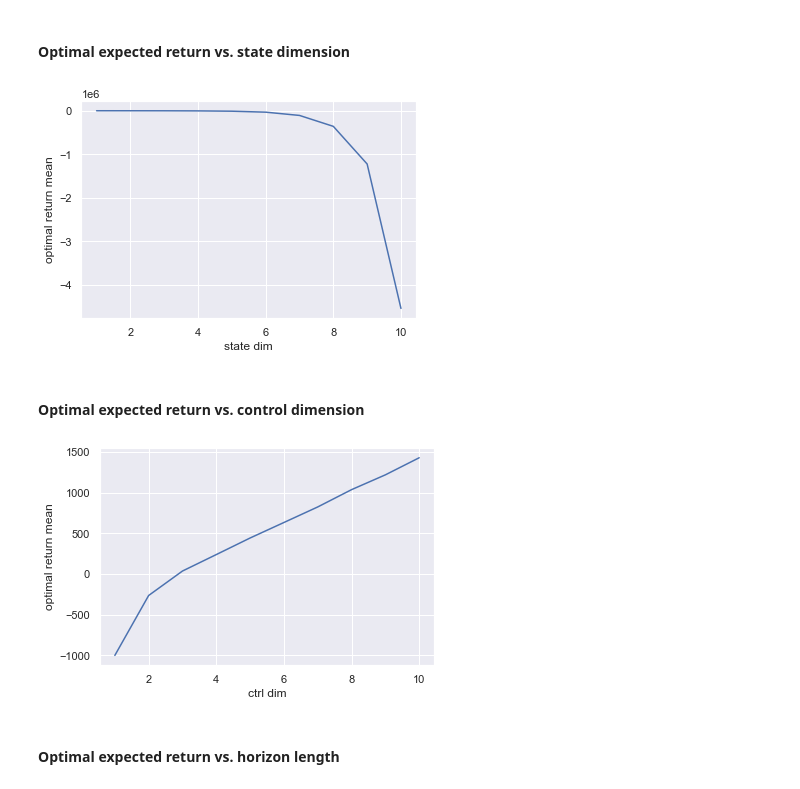
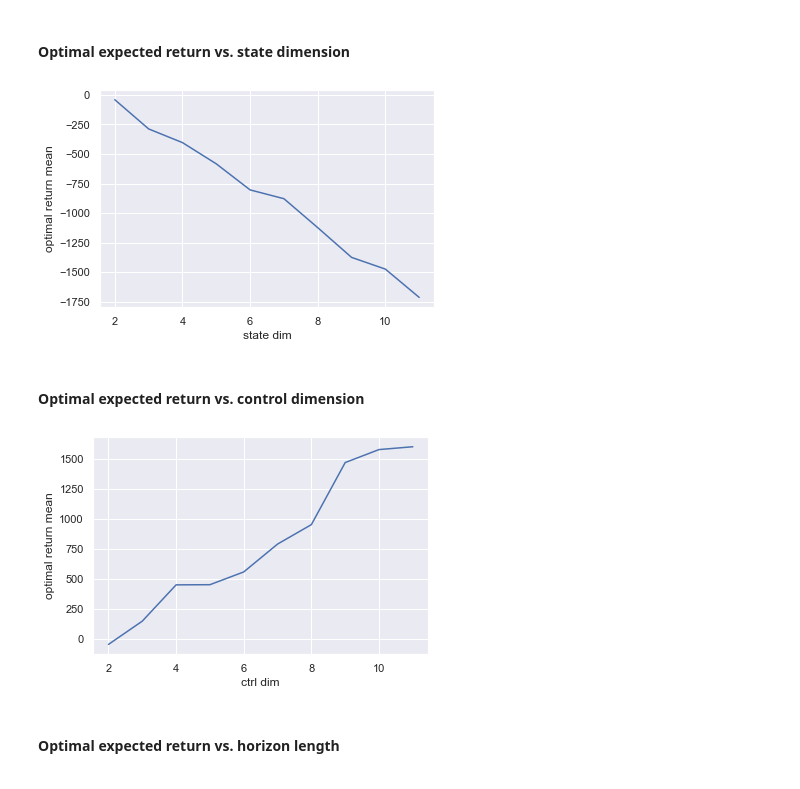
Before and after one commit to 0xangelo/LQSVG, a Jupyter notebook: experiments/perf_and_grad.ipynb, the cells around one changed output. Cells and saved outputs as stored; diff of their text form; code cells hidden in the pictures.

Commit message:
chore(experiments): run perf_and_grad.ipynb with stable init
Signed-off-by: Ângelo Lovatto <angelolovatto@gmail.com>

```diff
--- a/experiments/perf_and_grad.ipynb
+++ b/experiments/perf_and_grad.ipynb
@@ -68,19 +91,16 @@ $$
 # %%
 def sample_lqg(n_state: int, n_ctrl: int, horizon: int, n_batch: Optional[int] = None) -> tuple[lqr.LinSDynamics, lqr.QuadCost, lqr.GaussInit]:
-    dynamics, cost = lqr.make_lqg(
-        state_size=n_state,
-        ctrl_size=n_ctrl,
-        horizon=horizon,
-        stationary=False,
-        n_batch=n_batch,
-        rng=None,
-    )
+    generator = LQGGenerator(n_state, n_ctrl, horizon, stationary=True)
+    dynamics, cost, init = generator(n_batch)
+
+    # New
+    dynamics = stable_dynamics(dynamics)
+
     # Try scaling down costs by scaling transition bias
 #     dynamics.F.mul_(.1)
 #     dynamics.f.mul_(.1)
 #     nn.init.xavier_normal_(dynamics.F)
 
-    init = lqr.make_gaussinit(state_size=n_state, n_batch=n_batch, sample_covariance=False)
     return dynamics, cost, init
 # %%
 def print_lqg(dynamics, cost, init):
@@ -165,15 +185,15 @@ def perturb_policy(policy: lqr.Linear) -> lqr.Linear:
 
 
 def sample_policy(dynamics: lqr.LinSDynamics, cost: lqr.QuadCost) -> lqr.Linear:
-#     n_state, n_ctrl, horizon = lqr.dims_from_dynamics(dynamics)
-#     K = torch.empty((horizon,) + dynamics.F.shape[1:-2] + (n_ctrl, n_state))
-#     k = torch.empty((horizon,) + dynamics.F.shape[1:-2] + (n_ctrl,))
-#     nn.init.xavier_uniform_(K)
-#     nn.init.constant_(k, 0)
-#     random = (nt.horizon(nt.matrix(K)), nt.horizon(nt.vector(k)))
+    n_state, n_ctrl, horizon = lqr.dims_from_dynamics(dynamics)
+    K = torch.empty((horizon,) + dynamics.F.shape[1:-2] + (n_ctrl, n_state))
+    k = torch.empty((horizon,) + dynamics.F.shape[1:-2] + (n_ctrl,))
+    nn.init.xavier_uniform_(K)
+    nn.init.constant_(k, 0)
+    random = (nt.horizon(nt.matrix(K)), nt.horizon(nt.vector(k)))
 
-    pistar = optimal_policy(dynamics, cost)
-    random = perturb_policy(pistar)
+#     pistar = optimal_policy(dynamics, cost)
+#     random = perturb_policy(pistar)
     return random
 # %%
 def print_policy(policy: lqr.Linear):
@@ -469,24 +489,24 @@ def performance_matrix(
 # %% [markdown]
 #### Optimal expected return vs. state dimension
 # %%
-state_dims = np.arange(1, 11)
+state_dims = np.arange(2, 12)
 ctrl_dims = np.full(10, 2, dtype=int)
 horizons = np.full(10, 100, dtype=int)
 opt_ret_means = performance_matrix(
     state_dims, ctrl_dims, horizons, lambda s, c, h: performance_samples((s, c, h), optimal=True, samples=100)
 ).mean(-1)
 
 x = "state dim"; y = "optimal return mean"
 data={x: state_dims, y: opt_ret_means}
 ax = sns.lineplot(x=x, y=y, data=data)
 plt.show()
 # %% [output]
-[figure, old version]
+[figure, new version]
 # %% [markdown]
 #### Optimal expected return vs. control dimension
 # %%
 state_dims = np.full(10, 2, dtype=int)
-ctrl_dims = np.arange(1, 11)
+ctrl_dims = np.arange(2, 12)
 horizons = np.full(10, 100, dtype=int)
 opt_ret_means = performance_matrix(
     state_dims, ctrl_dims, horizons, lambda s, c, h: performance_samples((s, c, h), optimal=True, samples=100)
@@ -497,7 +517,7 @@ data = {x: ctrl_dims, y: opt_ret_means}
 ax = sns.lineplot(x=x, y=y, data=data)
 plt.show()
 # %% [output]
-[figure, old version]
+[figure, new version]
 # %% [markdown]
 #### Optimal expected return vs. horizon length
 # %%
```
Also changed, not shown: parts of 31 cells of this notebook.
